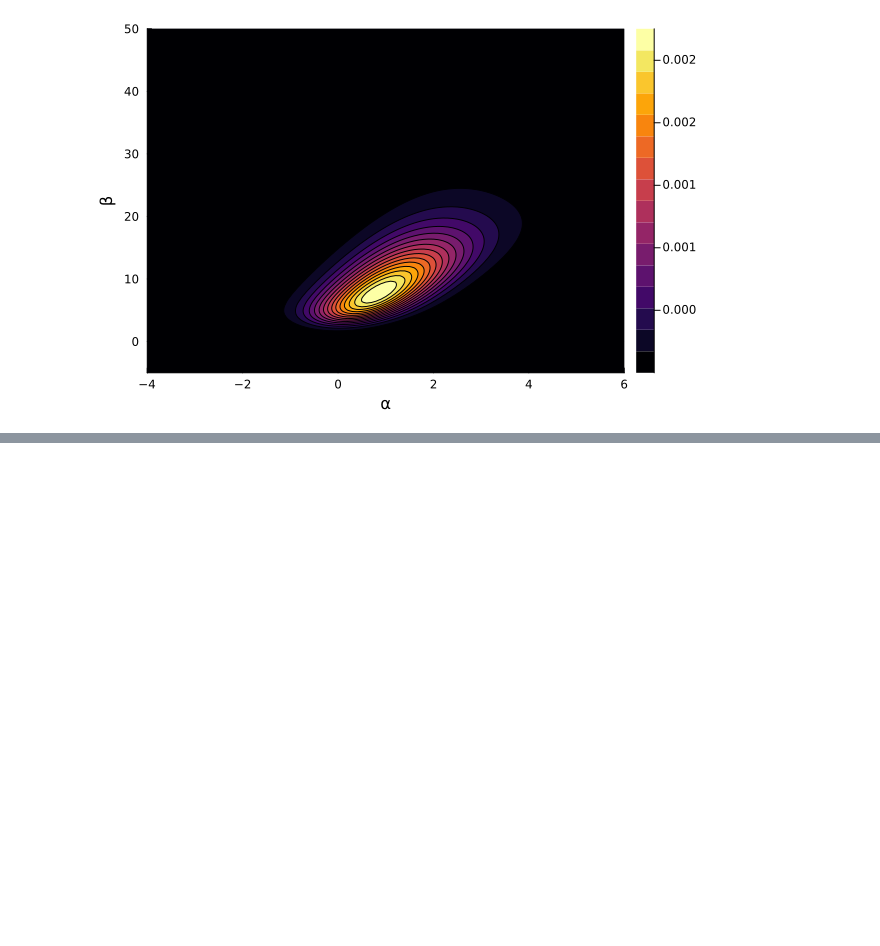
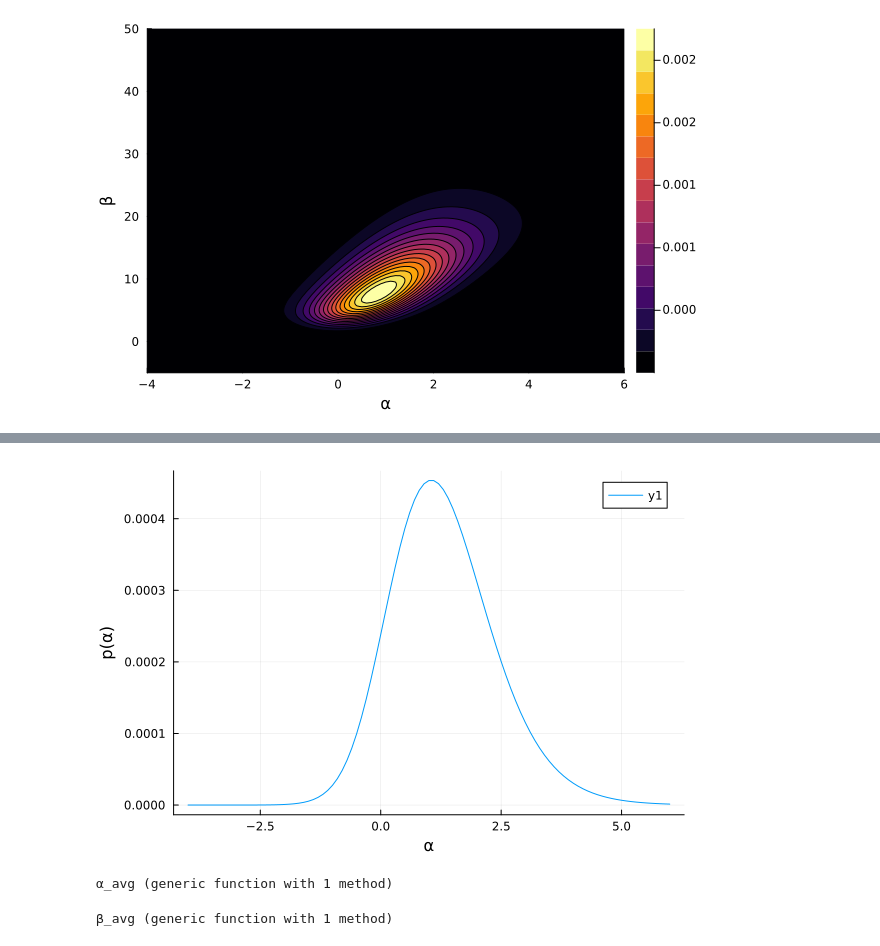
Before and after one commit to alex-hastava/BME-502-2025, a Jupyter notebook: LD50_class.ipynb, the cells around one changed output, grey strips where cells are left out. Drawn from its saved outputs; the diff is of its cells as text; code cells hidden in the pictures; blank space fills up the shorter version.

```diff
--- a/LD50_class.ipynb
+++ b/LD50_class.ipynb
@@ -95,0 +187,18 @@ contourf(-4:0.1:6,-5:0.1:50, poster, xlabel="α",ylabel="β")
+# %%
+plot(α_range,α_marg,xlabel="α",ylabel="p(α)")
+# %% [output]
+[figure, added]
+# %%
+function α_avg(β)
+    p = poster.(α_range,β)
+    return mean(p)
+end
+# %% [output]
+α_avg (generic function with 1 method)
+# %%
+function β_avg(α)
+    p = poster.(α,β_range)
+    return mean(p)
+end
+# %% [output]
+β_avg (generic function with 1 method)
```
Also changed, not shown: parts of 18 cells of this notebook, 1 other file.
